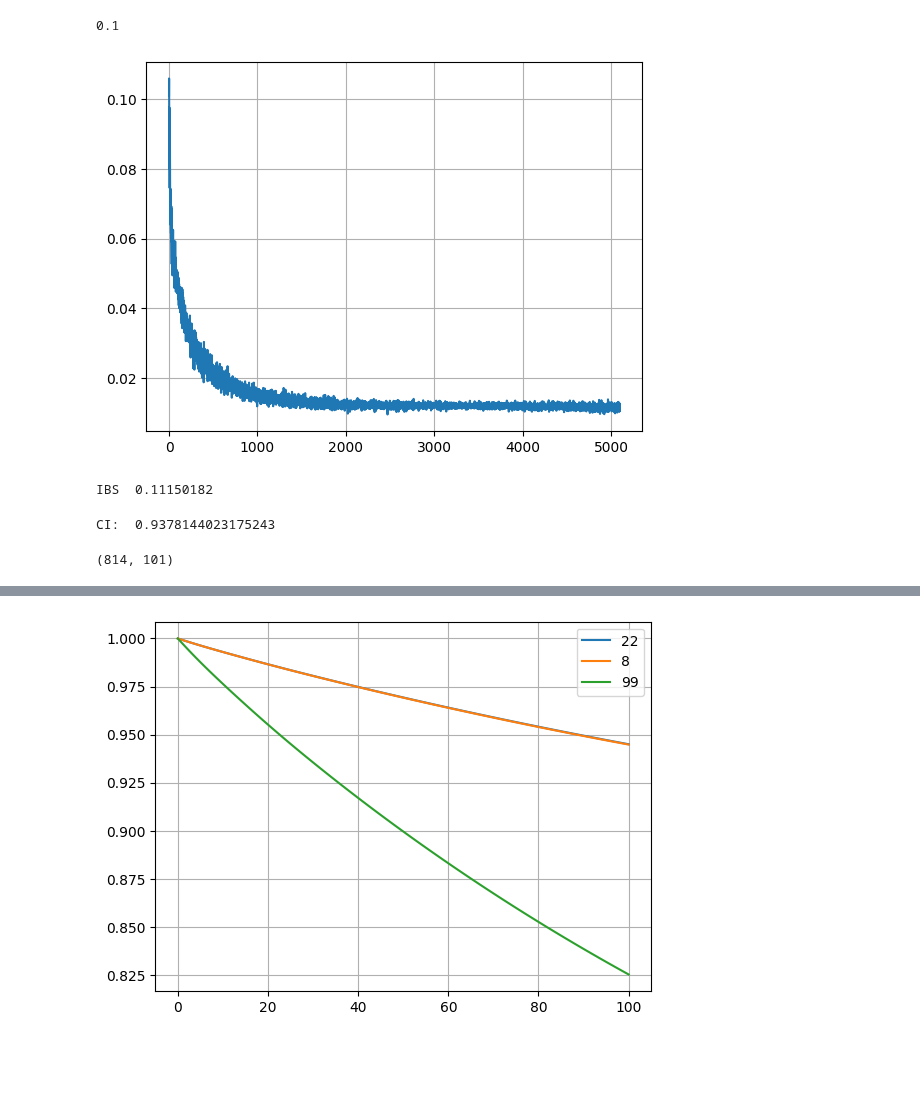
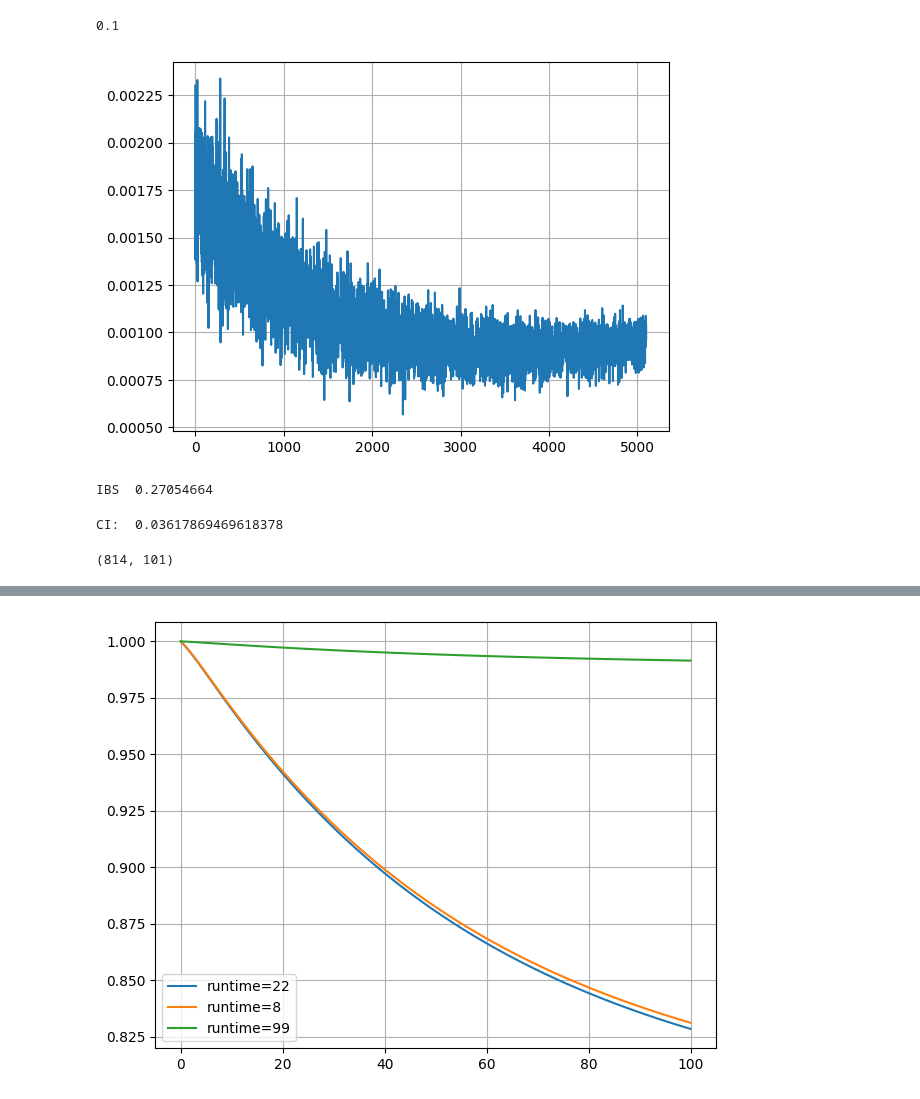
Before and after one commit to marianaw/deeptcsr, a Jupyter notebook: notebooks/single_task_exps.ipynb, the cells around one changed output, grey strips where cells are left out. Saved outputs shown, nothing was run; the diff lists cells and outputs as text; code cells hidden in the pictures; blank space fills up the shorter version.

```diff
--- a/notebooks/single_task_exps.ipynb
+++ b/notebooks/single_task_exps.ipynb
@@ -499,7 +496,7 @@ config['target_lr'] = 0.1
 config['num_epochs'] = 100
 config['learning_rate'] = .01
 # %%
-config['lambda_'] = 0.1
+config['lambda_'] = 0.0
 # %%
 config['target_lr']
 # %% [output]
@@ -518,17 +515,17 @@ plt.plot(losses)
 plt.grid()
 plt.show()
 # %% [output]
-[figure, old version]
+[figure, new version]
 # %%
 surv = model.survival_curve(seqs)
 print('IBS ', model.integrated_brier_score(surv[:,0], ts, cs))
 # %% [output]
-IBS  0.11150182
+IBS  0.27054664
 # %%
 scores = model.scores(seqs)
 print('CI: ', concordance_index(scores, ts, cs))
 # %% [output]
-CI:  0.9378144023175243
+CI:  0.03617869469618378
 # %%
 surv[:,0].shape
 # %% [output]
@@ -556,11 +553,15 @@ array([ 22,  24,   8,  99,  40,  16,   1,   4,   6,  34,  25,  21,   1,
         21,   5,  81,   9,  97,  11,   3,  53,  43,  94,  27,  56,  82,
         19,  95,  30,  13,  10,   5, 100,   2,  24,  21])
 # %%
-plt.plot(surv[:,0][0], label='22')
-plt.plot(surv[:,0][2], label='8')
-plt.plot(surv[:,0][3], label='99')
+plt.plot(surv[:,0][0], label='runtime=22')
+plt.plot(surv[:,0][2], label='runtime=8')
+plt.plot(surv[:,0][3], label='runtime=99')
 plt.legend()
 plt.grid()
+
+plt.tight_layout()  # Ensures a tight layout
+plt.savefig("../../Figures/surv_curves_task_{}.pdf".format(task_id), format="pdf")
+
 plt.show()
 # %% [output]
-[figure, old version]
+[figure, new version]
```
Also changed, not shown: parts of 1 cell of this notebook, 5 other files.
